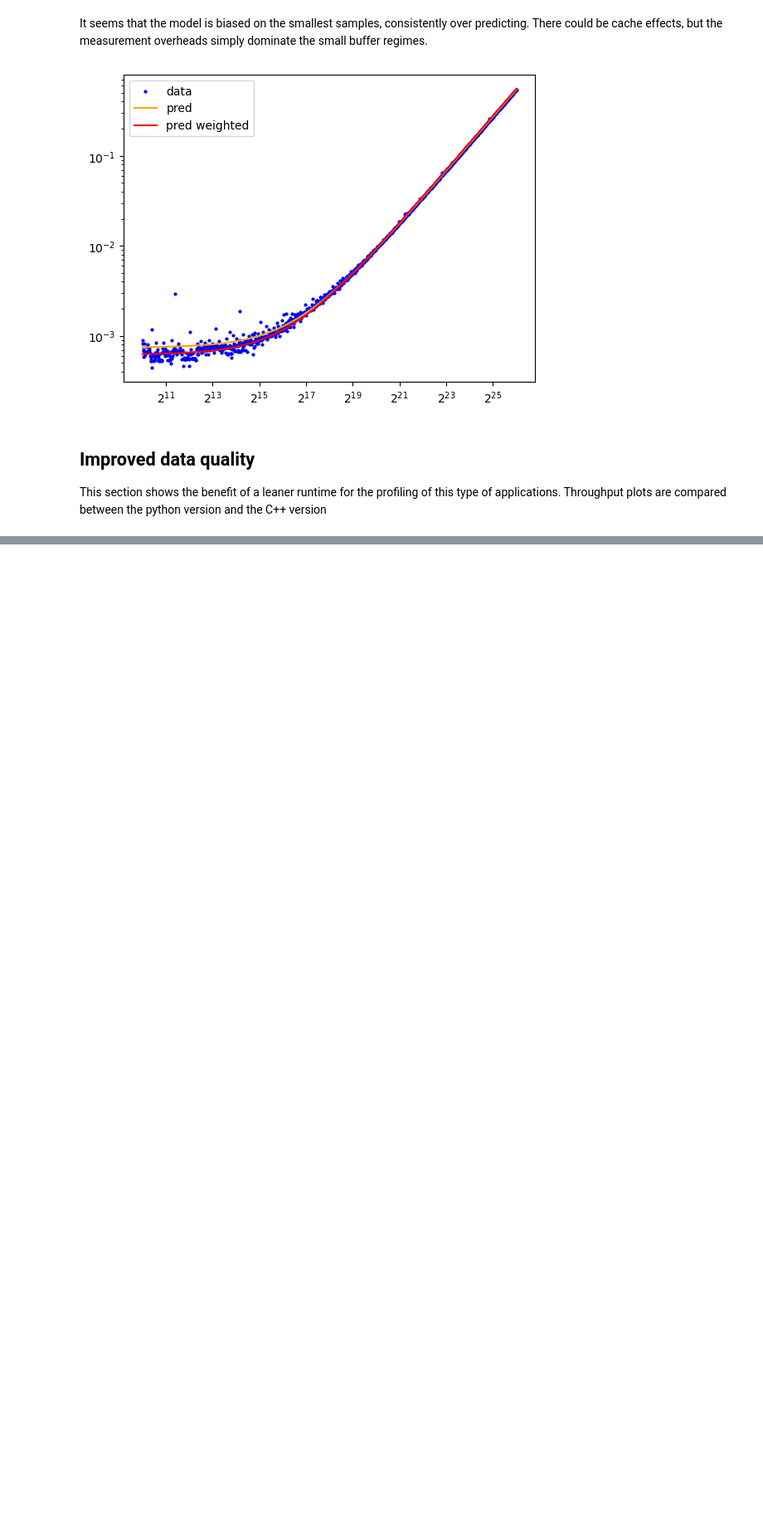
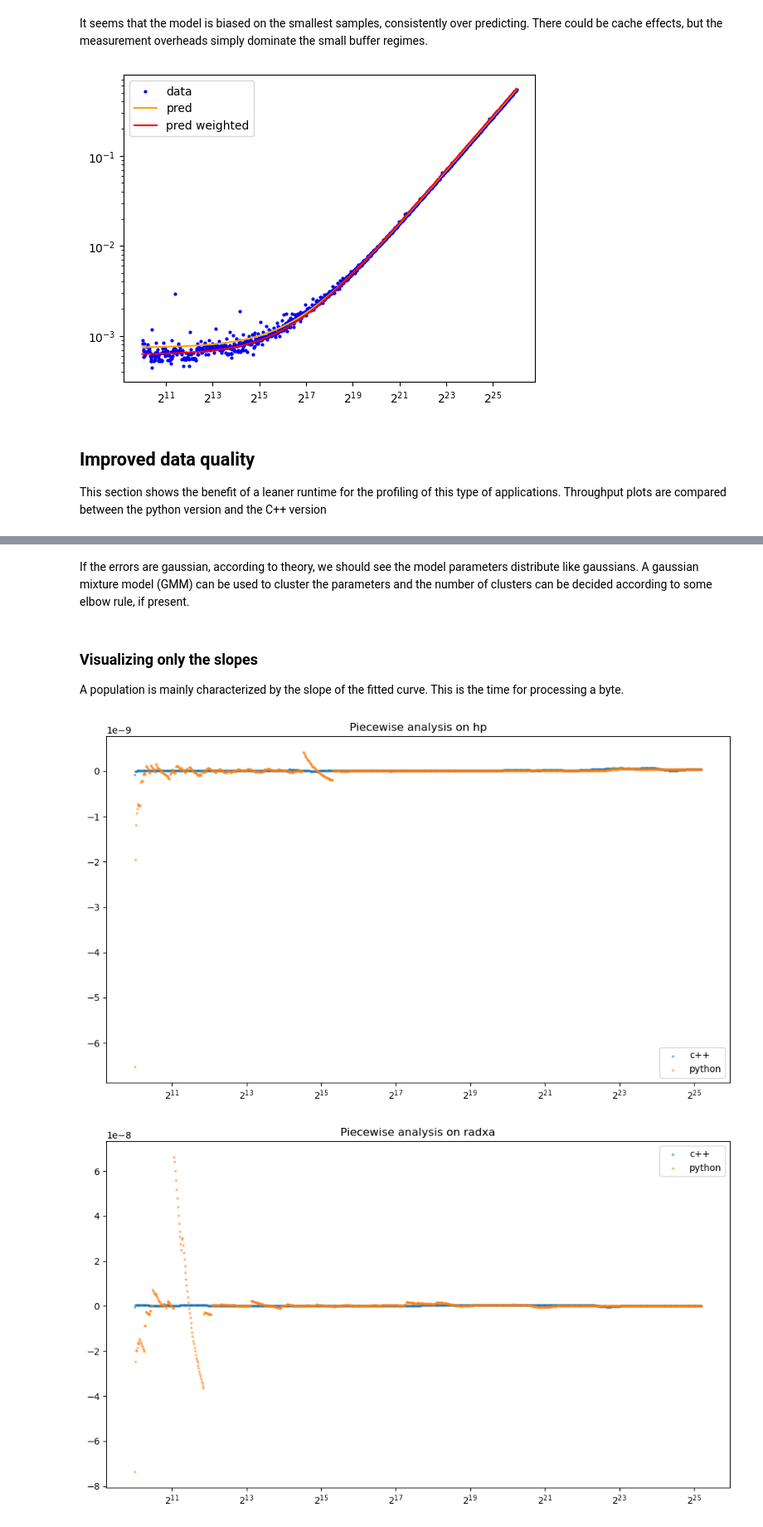
Before and after one commit to FattiMei/experiments, a Jupyter notebook: arch/reductions/analysis.ipynb, the cells around one changed output, grey strips where cells are left out. Shown at 83% size. Drawn from its saved outputs; the diff is of its cells as text; code cells hidden in the pictures; blank space fills up the shorter version.

```diff
--- a/arch/reductions/analysis.ipynb
+++ b/arch/reductions/analysis.ipynb
@@ -207,0 +247,39 @@ where $\beta_1(n)$ is a piecewise constant function and the number of segments c
+# %% [markdown]
+If the errors are gaussian, according to theory, we should see the model parameters distribute like gaussians. A gaussian mixture model (GMM) can be used to cluster the parameters and the number of clusters can be decided according to some elbow rule, if present.
+# %% [markdown]
+### Visualizing only the slopes
+A population is mainly characterized by the slope of the fitted curve. This is the time for processing a byte.
+# %%
+for (baseline_name, python_name) in csv_pairs:
+    baseline_df = dataframes[baseline_name]
+    python_df = dataframes[python_name]
+
+    beta_baseline = apply_piecewise_analysis(baseline_df, WINDOW_SIZE=50)
+    beta_python = apply_piecewise_analysis(python_df, WINDOW_SIZE=50)
+
+    fig, ax = plt.subplots(figsize=(10,6))
+
+    ax.set_title(f'Piecewise analysis on {baseline_name}')
+    ax.scatter(
+        baseline_df['buffer_size_bytes'][:len(beta_baseline)],
+        beta_baseline[:,1],
+        s=4,
+        alpha=0.4,
+        label='c++'
+    )
+    ax.scatter(
+        python_df['buffer_size_bytes'][:len(beta_python)],
+        beta_python[:,1],
+        s=4,
+        alpha=0.4,
+        label='python'
+    )
+
+    ax.legend()
+    ax.set_xscale('log', base=2)
+    plt.tight_layout()
+
+plt.show()
+# %% [output]
+[figure, added]
+[figure, added]
```
Also changed, not shown: parts of 14 cells of this notebook.
